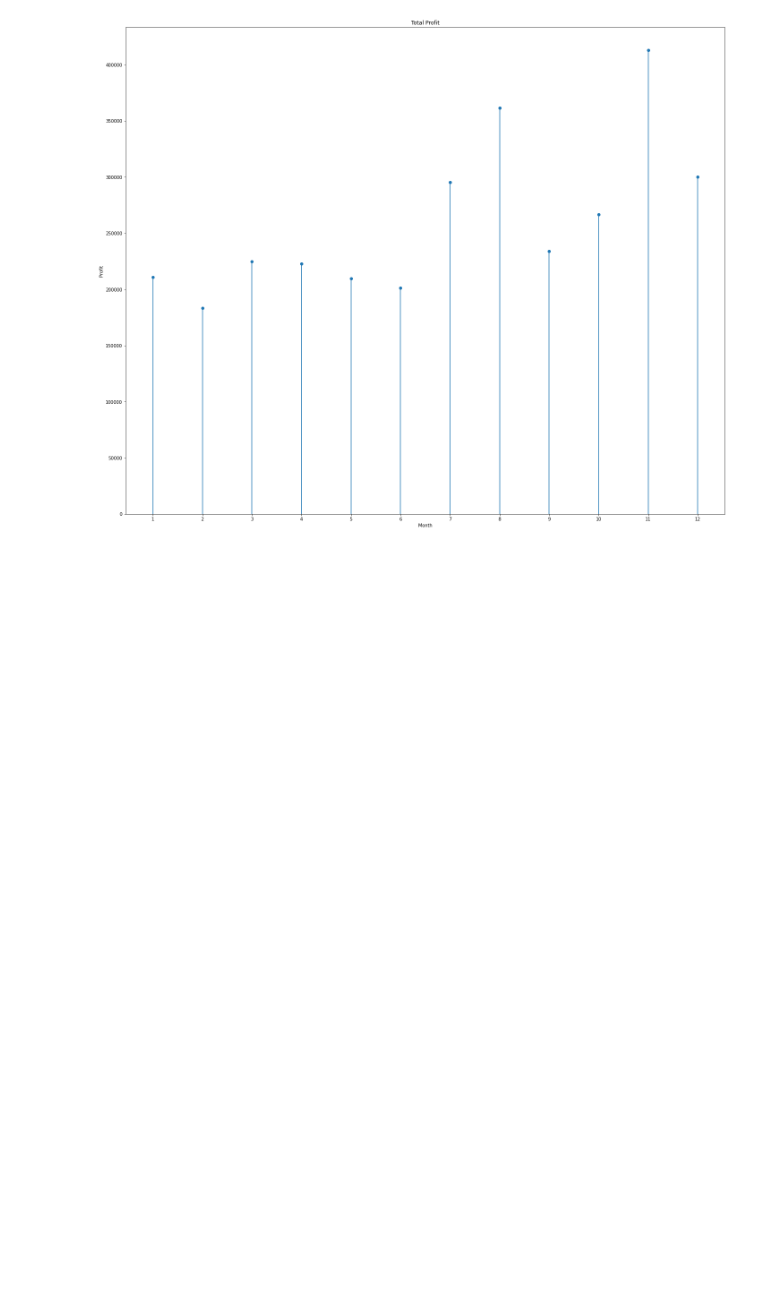
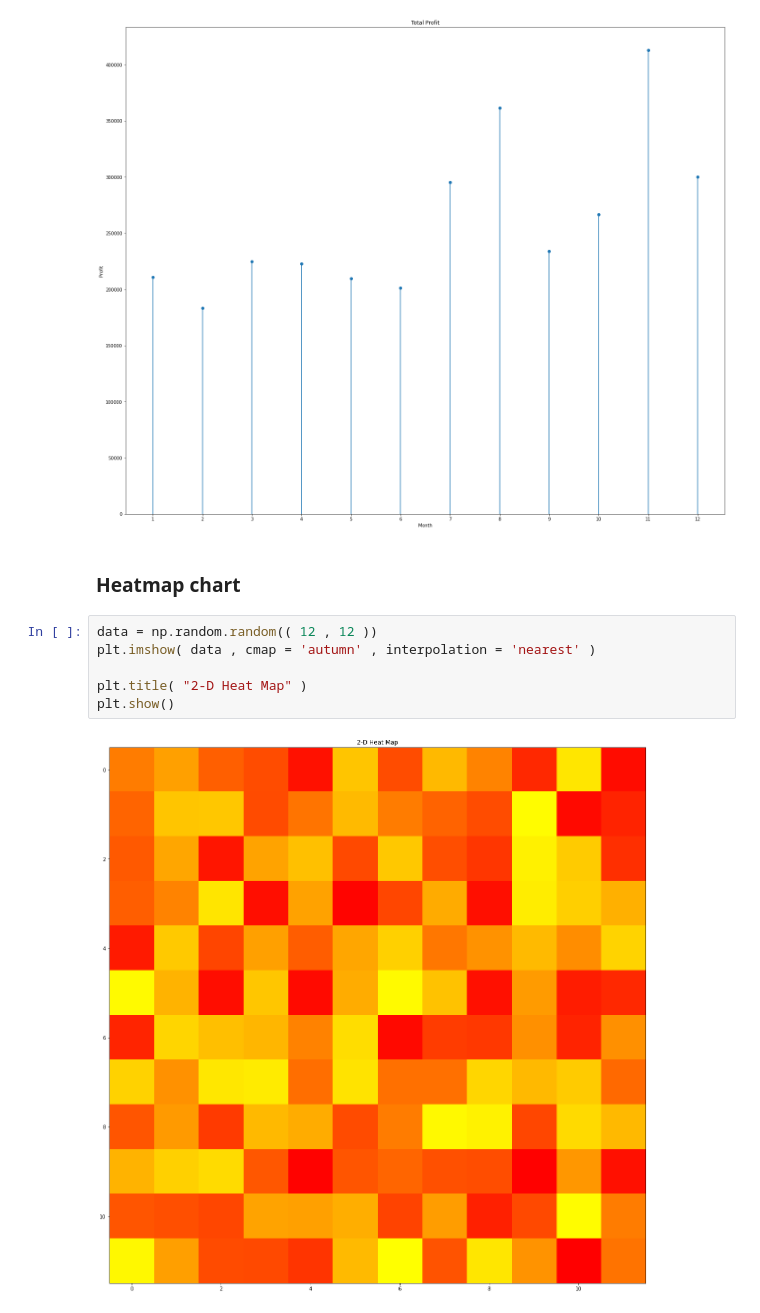
Before and after one commit to ecrespo/data_science_portfoliio, a Jupyter notebook: notebooks/Matplotlib.ipynb, the cells around one changed output. Drawn from its saved outputs; the diff is of its cells as text; blank space fills up the shorter version.

Commit message:
Added  heatmap

```diff
--- a/notebooks/Matplotlib.ipynb
+++ b/notebooks/Matplotlib.ipynb
@@ -1031,3 +1034,13 @@ plt.xticks(df['month_number'])
 plt.show()
 # %% [output]
 [figure]
+# %% [markdown]
+### Heatmap chart
+# %%
+data = np.random.random(( 12 , 12 ))
+plt.imshow( data , cmap = 'autumn' , interpolation = 'nearest' )
+
+plt.title( "2-D Heat Map" )
+plt.show()
+# %% [output]
+[figure, added]
```
Also changed, not shown: parts of 11 cells of this notebook.
